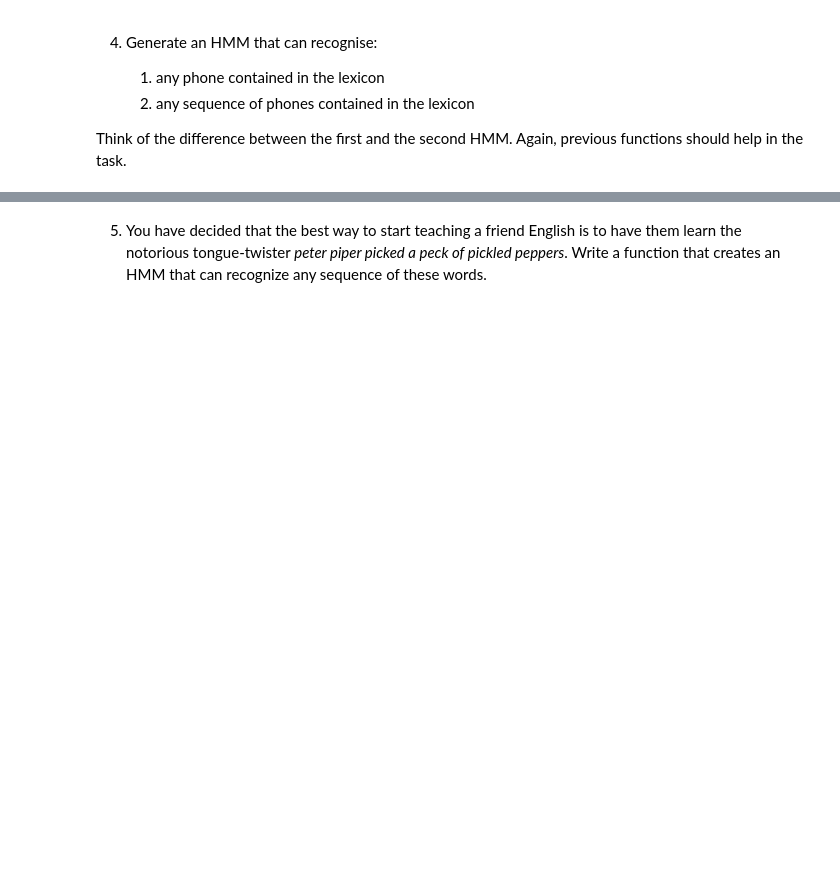
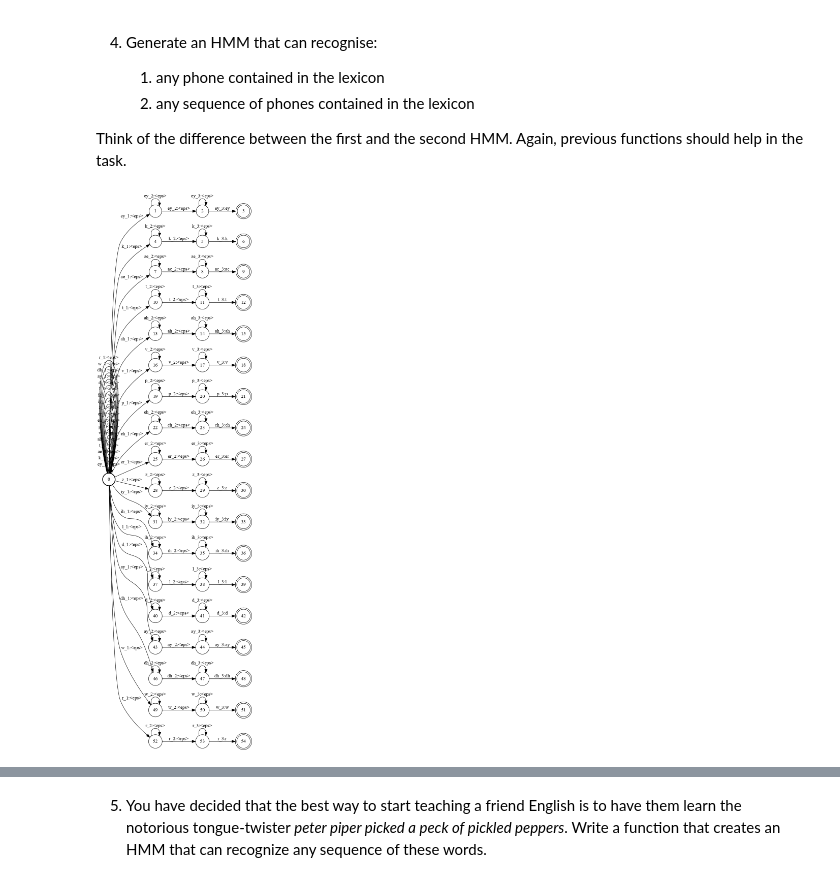
Before and after one commit to jooeun9199/INFR11033, a Jupyter notebook: asr_lab1.ipynb, the cells around one changed output, grey strips where cells are left out. Cells and saved outputs as stored; diff of their text form; code cells hidden in the pictures; blank space fills up the shorter version.

```diff
--- a/asr_lab1.ipynb
+++ b/asr_lab1.ipynb
@@ -303,32 +349,38 @@ Think of the difference between the first and the second HMM. Again, previous fu
 # %%
 def generate_phone_recognition_wfst(n):
     """ generate a HMM to recognise any single phone in the lexicon
 
     Args:
         n (int): states per phone HMM
 
     Returns:
         the constructed WFST
 
     """
 
     f = fst.Fst()
 
     # create a single start state
     start_state = f.add_state()
     f.set_start(start_state)
 
     # your code here
+    for ind,phone in phone_table:
+        if ind==0: continue
+        end_state = generate_phone_wfst(f,start_state,phone,n)
+        f.set_final(end_state)
 
     return f
 
 f = generate_phone_recognition_wfst(3)
 f.set_input_symbols(state_table)
 f.set_output_symbols(phone_table)
 
 f.draw('tmp.dot', portrait=True)
 check_call(['dot','-Tpng','-Gdpi=200','tmp.dot','-o','tmp.png'])
 Image(filename='tmp.png')
+# %% [output]
+[figure, added]
 # %%
 # Write to a file for autograding
 f.write('phone_recognition_wfst.fst')
```
Also changed, not shown: parts of 7 cells of this notebook.
